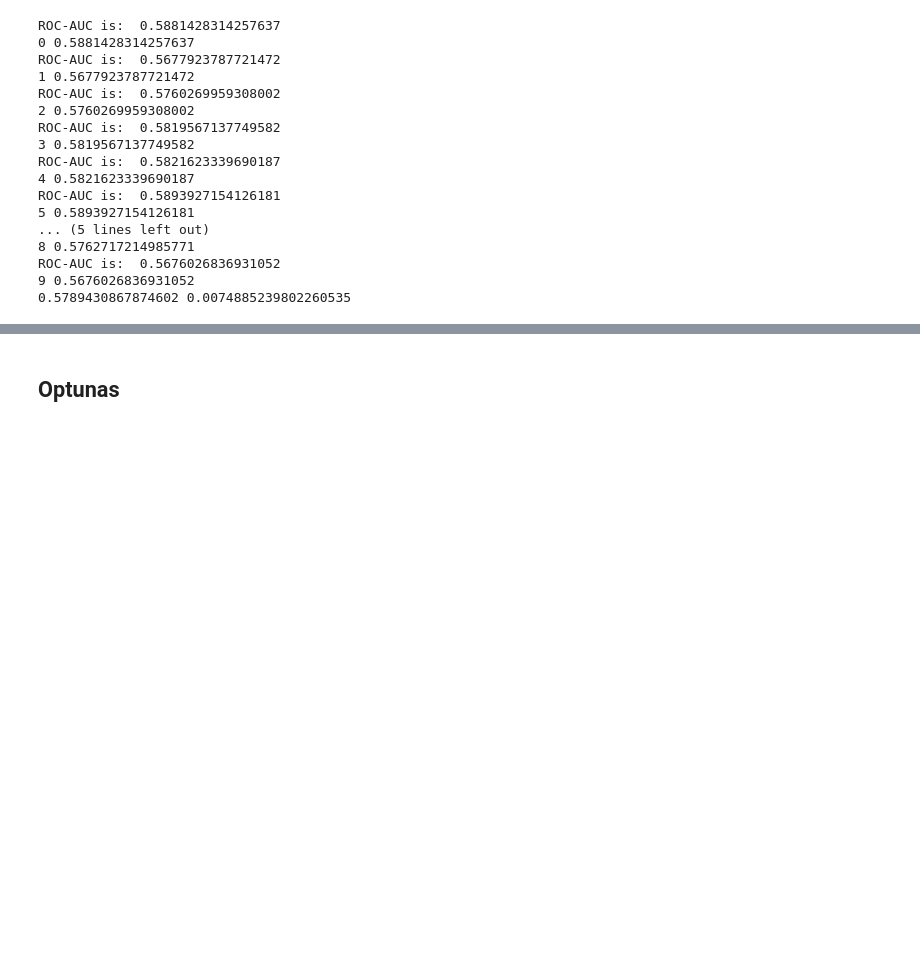
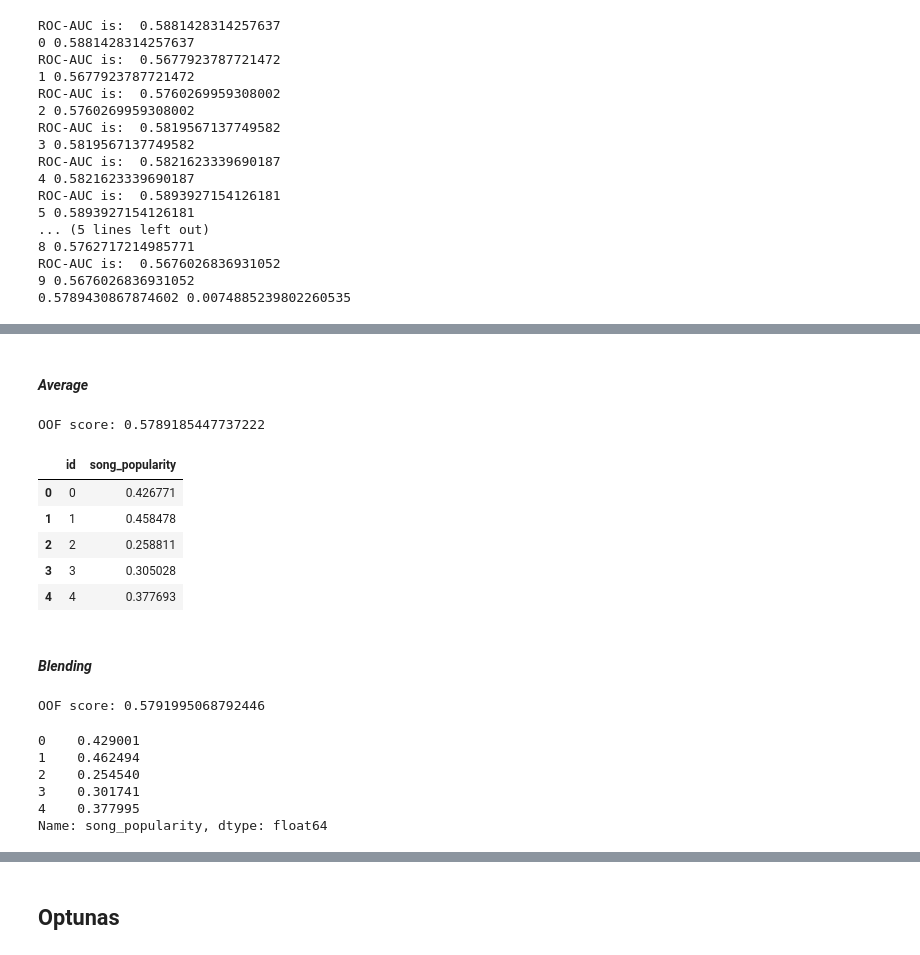
Before and after one commit to elvanselvano/song-popularity-prediction, a Jupyter notebook: SPP_FINAL_STACK.ipynb, the cells around one changed output, grey strips where cells are left out. Cells and saved outputs as stored; diff of their text form; code cells hidden in the pictures; blank space fills up the shorter version.

```diff
--- a/SPP_FINAL_STACK.ipynb
+++ b/SPP_FINAL_STACK.ipynb
@@ -2435,0 +2657,27 @@ ROC-AUC is:  0.5676026836931052
+# %%
+sample_submission_log_r = pd.read_csv("D:\\COMPI-TOP\\Song-popularity\\Stack-Meta-Logistic.csv")
+sample_submission_linear_r = pd.read_csv("D:\\COMPI-TOP\\Song-popularity\\Stack-Meta-LinearReg.csv")
+sample_submission_lasso_r = pd.read_csv("D:\\COMPI-TOP\\Song-popularity\\Stack-Meta-LassoReg.csv")
+sample_submission_ridge_r = pd.read_csv("D:\\COMPI-TOP\\Song-popularity\\Stack-Meta-RidgeReg.csv")
+sample_submission_LGBM = pd.read_csv("D:\\COMPI-TOP\\Song-popularity\\Stack-Meta-LGBMClassifier.csv")
+sample_submission_nn = pd.read_csv("D:\\COMPI-TOP\\Song-popularity\\Stack-Meta-NN.csv")
+# %% [markdown]
+#### *Average*
+# %%
+#Checking OOF score
+oof_avg = (train_Meta_log_r + train_Meta_linear_r + train_Meta_ridge_r + train_Meta_lasso_r + train_Meta_LGBM + train_Meta_nn)/6
+print('OOF score: {}'.format(roc_auc_score(y_train.values, oof_avg)))
+# %% [output]
+OOF score: 0.5789185447737222
+# %%
+sub_avg = (sample_submission_log_r.song_popularity + sample_submission_linear_r.song_popularity + sample_submission_ridge_r.song_popularity + sample_submission_lasso_r.song_popularity + sample_submission_LGBM.song_popularity + sample_submission_nn.song_popularity)/6
+# %%
+sample_submission.song_popularity = sub_avg
+sample_submission.head()
+# %% [output]
+|  | id | song_popularity |
+| 0 | 0 | 0.426771 |
+| 1 | 1 | 0.458478 |
+| 2 | 2 | 0.258811 |
+| 3 | 3 | 0.305028 |
+| 4 | 4 | 0.377693 |
@@ -2435,0 +2686,2 @@ ROC-AUC is:  0.5676026836931052
+# %% [markdown]
+#### *Blending*
@@ -2435,0 +2690,6 @@ ROC-AUC is:  0.5676026836931052
+# %%
+#Checking OOF score
+oof_blend = (0.10*train_Meta_log_r + 0.10 *train_Meta_linear_r + 0.40 * train_Meta_ridge_r + 0.25 * train_Meta_lasso_r + 0.10 * train_Meta_LGBM + 0.5 * train_Meta_nn)
+print('OOF score: {}'.format(roc_auc_score(y_train.values, oof_blend)))
+# %% [output]
+OOF score: 0.5791995068792446
@@ -2435,0 +2698,9 @@ ROC-AUC is:  0.5676026836931052
+# %%
+sub_blend.head()
+# %% [output]
+0    0.429001
+1    0.462494
+2    0.254540
+3    0.301741
+4    0.377995
+Name: song_popularity, dtype: float64
```
Also changed, not shown: parts of 21 cells of this notebook.
